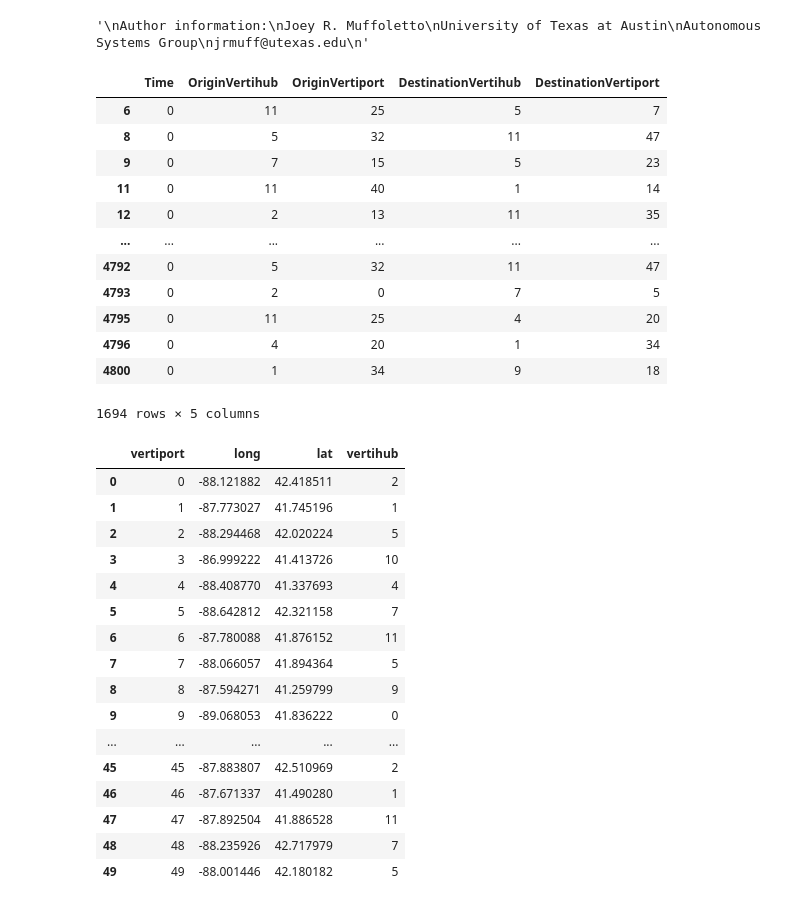
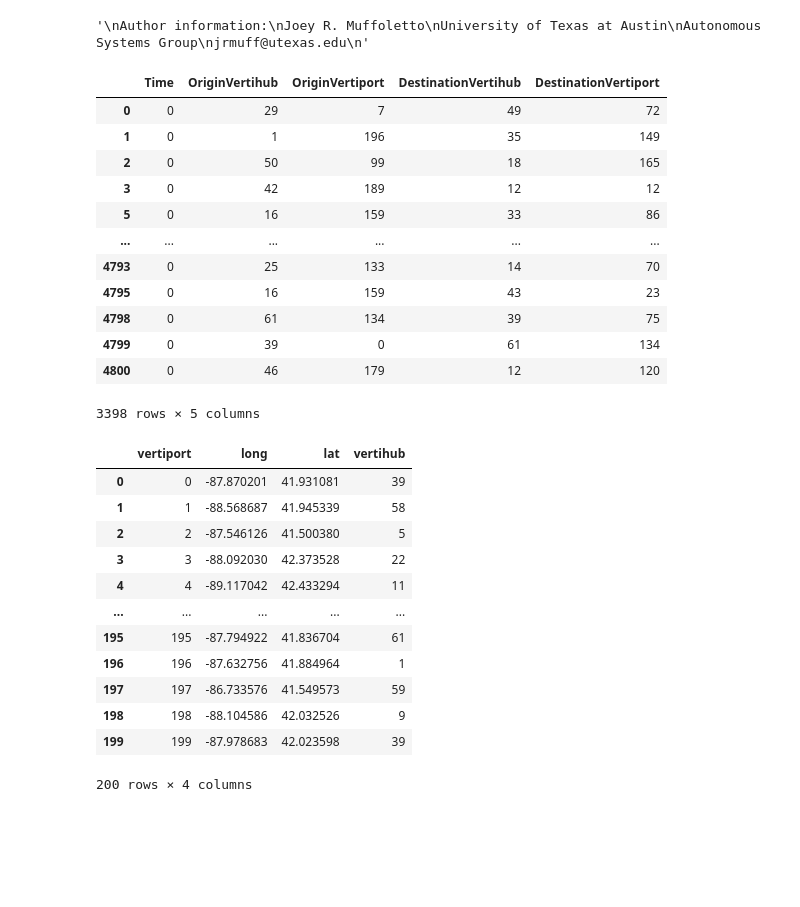
Before and after one commit to JoeMuff999/UAM-Planning-Toolkit, a Jupyter notebook: realtime_ops_limits_data_collection.ipynb, the cells around one changed output. Saved outputs shown, nothing was run; the diff lists cells and outputs as text; code cells hidden in the pictures; blank space fills up the shorter version.

```diff
--- a/realtime_ops_limits_data_collection.ipynb
+++ b/realtime_ops_limits_data_collection.ipynb
@@ -19,44 +19,40 @@ FLIGHT_SPEED = 60 #m/s
 '''
 Trip data formatting
 '''
-trip_data = pd.read_csv('data/Realtime/OpsLimits/trips.csv')
+trip_data = pd.read_csv('data/Realtime/OpsLimits/trips_64.csv')
 trip_data.drop(trip_data[trip_data.OriginVertihub == trip_data.DestinationVertihub].index, inplace=True) #drop trips where the origin and destination are the same vertiport, reduced from 4801 trips to 1692 with 10 vertiports
 trip_data
 # %% [output]
 |  | Time | OriginVertihub | OriginVertiport | DestinationVertihub | DestinationVertiport |
-| 6 | 0 | 11 | 25 | 5 | 7 |
-| 8 | 0 | 5 | 32 | 11 | 47 |
-| 9 | 0 | 7 | 15 | 5 | 23 |
-| 11 | 0 | 11 | 40 | 1 | 14 |
-| 12 | 0 | 2 | 13 | 11 | 35 |
+| 0 | 0 | 29 | 7 | 49 | 72 |
+| 1 | 0 | 1 | 196 | 35 | 149 |
+| 2 | 0 | 50 | 99 | 18 | 165 |
+| 3 | 0 | 42 | 189 | 12 | 12 |
+| 5 | 0 | 16 | 159 | 33 | 86 |
 | ... | ... | ... | ... | ... | ... |
-| 4792 | 0 | 5 | 32 | 11 | 47 |
-| 4793 | 0 | 2 | 0 | 7 | 5 |
-| 4795 | 0 | 11 | 25 | 4 | 20 |
-| 4796 | 0 | 4 | 20 | 1 | 34 |
-| 4800 | 0 | 1 | 34 | 9 | 18 |
+| 4793 | 0 | 25 | 133 | 14 | 70 |
+| 4795 | 0 | 16 | 159 | 43 | 23 |
+| 4798 | 0 | 61 | 134 | 39 | 75 |
+| 4799 | 0 | 39 | 0 | 61 | 134 |
+| 4800 | 0 | 46 | 179 | 12 | 120 |
-1694 rows × 5 columns
+3398 rows × 5 columns
 # %%
-vertiports_data = pd.read_csv('data/Realtime/OpsLimits/vertiports.csv')
+vertiports_data = pd.read_csv('data/Realtime/OpsLimits/vertiports_64.csv')
 vertiports_data
 # %% [output]
 |  | vertiport | long | lat | vertihub |
-| 0 | 0 | -88.121882 | 42.418511 | 2 |
-| 1 | 1 | -87.773027 | 41.745196 | 1 |
-| 2 | 2 | -88.294468 | 42.020224 | 5 |
-| 3 | 3 | -86.999222 | 41.413726 | 10 |
-| 4 | 4 | -88.408770 | 41.337693 | 4 |
-| 5 | 5 | -88.642812 | 42.321158 | 7 |
-| 6 | 6 | -87.780088 | 41.876152 | 11 |
-| 7 | 7 | -88.066057 | 41.894364 | 5 |
-| 8 | 8 | -87.594271 | 41.259799 | 9 |
-| 9 | 9 | -89.068053 | 41.836222 | 0 |
+| 0 | 0 | -87.870201 | 41.931081 | 39 |
+| 1 | 1 | -88.568687 | 41.945339 | 58 |
+| 2 | 2 | -87.546126 | 41.500380 | 5 |
+| 3 | 3 | -88.092030 | 42.373528 | 22 |
+| 4 | 4 | -89.117042 | 42.433294 | 11 |
 | ... | ... | ... | ... | ... |
-| 45 | 45 | -87.883807 | 42.510969 | 2 |
-| 46 | 46 | -87.671337 | 41.490280 | 1 |
-| 47 | 47 | -87.892504 | 41.886528 | 11 |
-| 48 | 48 | -88.235926 | 42.717979 | 7 |
-| 49 | 49 | -88.001446 | 42.180182 | 5 |
+| 195 | 195 | -87.794922 | 41.836704 | 61 |
+| 196 | 196 | -87.632756 | 41.884964 | 1 |
+| 197 | 197 | -86.733576 | 41.549573 | 59 |
+| 198 | 198 | -88.104586 | 42.032526 | 9 |
+| 199 | 199 | -87.978683 | 42.023598 | 39 |
+200 rows × 4 columns
 # %%
 '''
 vertiport statistics
```
Also changed, not shown: parts of 3 cells of this notebook, 5 other files.
